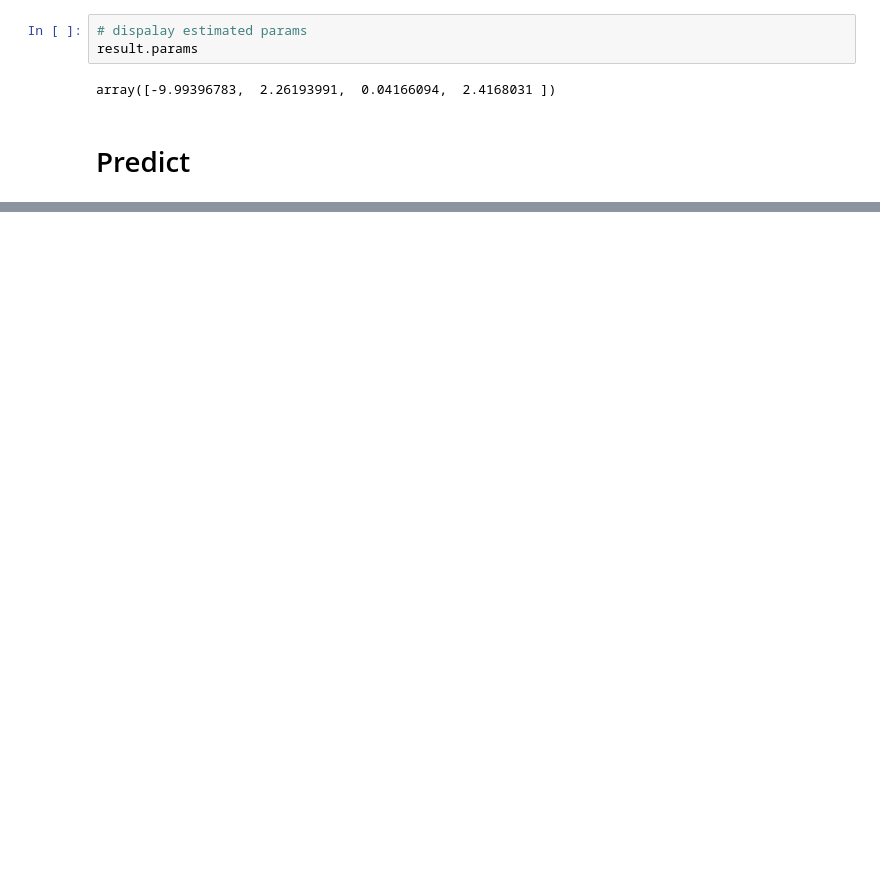
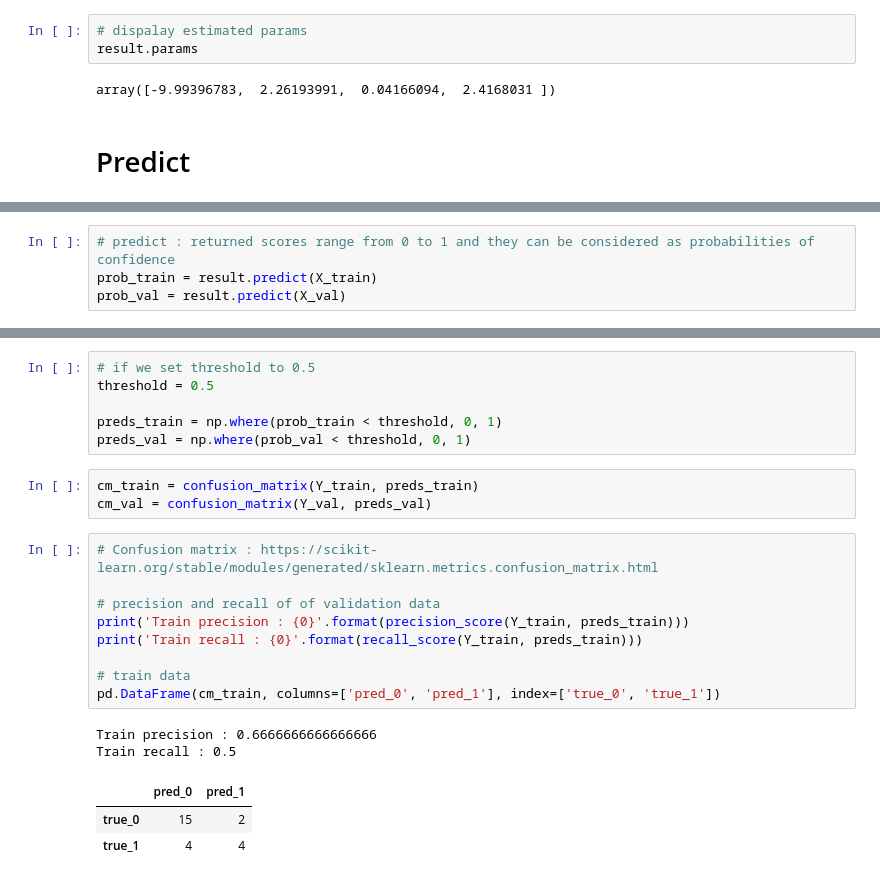
Before and after one commit to hiram64/statsmodels_example, a Jupyter notebook: logistic_regression_example.ipynb, the cells around one changed output, grey strips where cells are left out. Drawn from its saved outputs; the diff is of its cells as text; blank space fills up the shorter version.

```diff
--- a/logistic_regression_example.ipynb
+++ b/logistic_regression_example.ipynb
@@ -149,3 +147,7 @@ preds_val = result.predict(X_val)
+# %%
+# predict : returned scores range from 0 to 1 and they can be considered as probabilities of confidence
+prob_train = result.predict(X_train)
+prob_val = result.predict(X_val)
 # %%
 # visualize
 plt.xlabel('prediction')
@@ -157,3 +160,27 @@ plt.plot(preds_val, Y_val, 'o', color='orange')
 # %% [output]
 [<matplotlib.lines.Line2D at 0x...>]
 [figure]
+# %%
+# if we set threshold to 0.5
+threshold = 0.5
+
+preds_train = np.where(prob_train < threshold, 0, 1)
+preds_val = np.where(prob_val < threshold, 0, 1)
+# %%
+cm_train = confusion_matrix(Y_train, preds_train)
+cm_val = confusion_matrix(Y_val, preds_val)
+# %%
+# Confusion matrix : https://scikit-learn.org/stable/modules/generated/sklearn.metrics.confusion_matrix.html
+
+# precision and recall of of validation data
+print('Train precision : {0}'.format(precision_score(Y_train, preds_train)))
+print('Train recall : {0}'.format(recall_score(Y_train, preds_train)))
+
+# train data
+pd.DataFrame(cm_train, columns=['pred_0', 'pred_1'], index=['true_0', 'true_1'])
+# %% [output]
+Train precision : 0.6666666666666666
+Train recall : 0.5
+|  | pred_0 | pred_1 |
+| true_0 | 15 | 2 |
+| true_1 | 4 | 4 |
```
Also changed, not shown: parts of 7 cells of this notebook.
